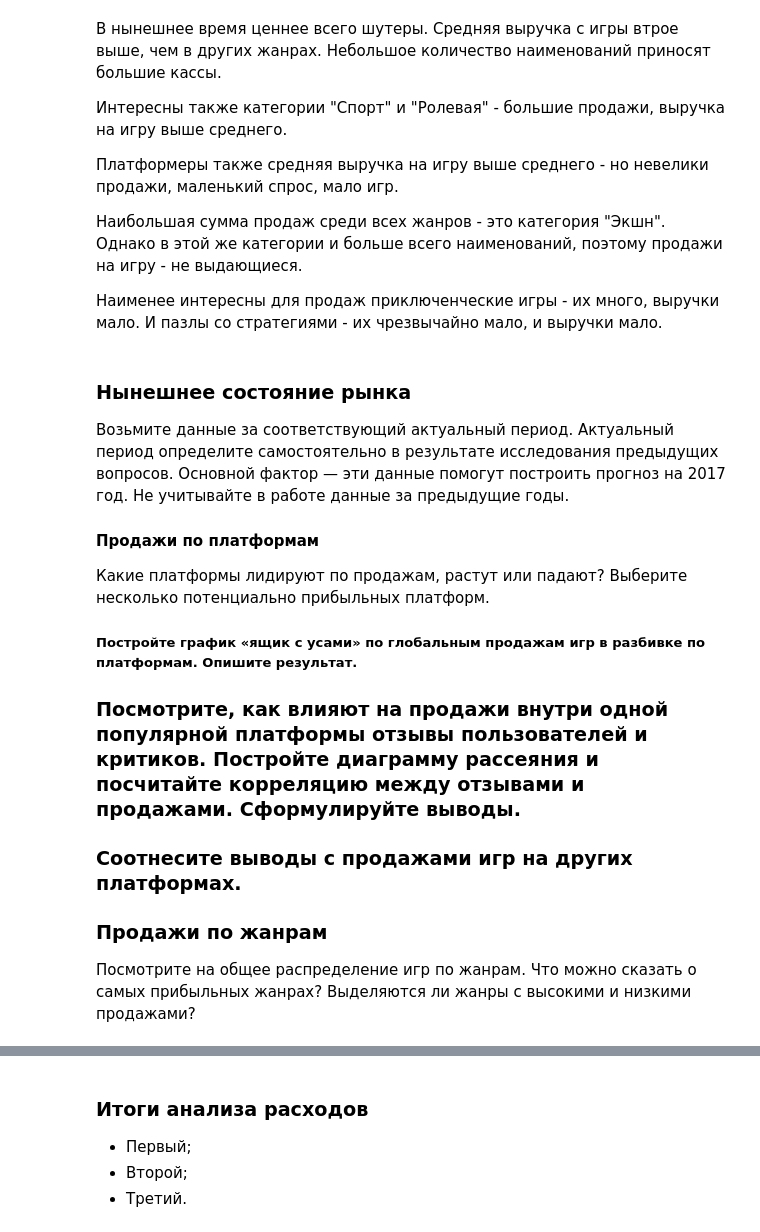
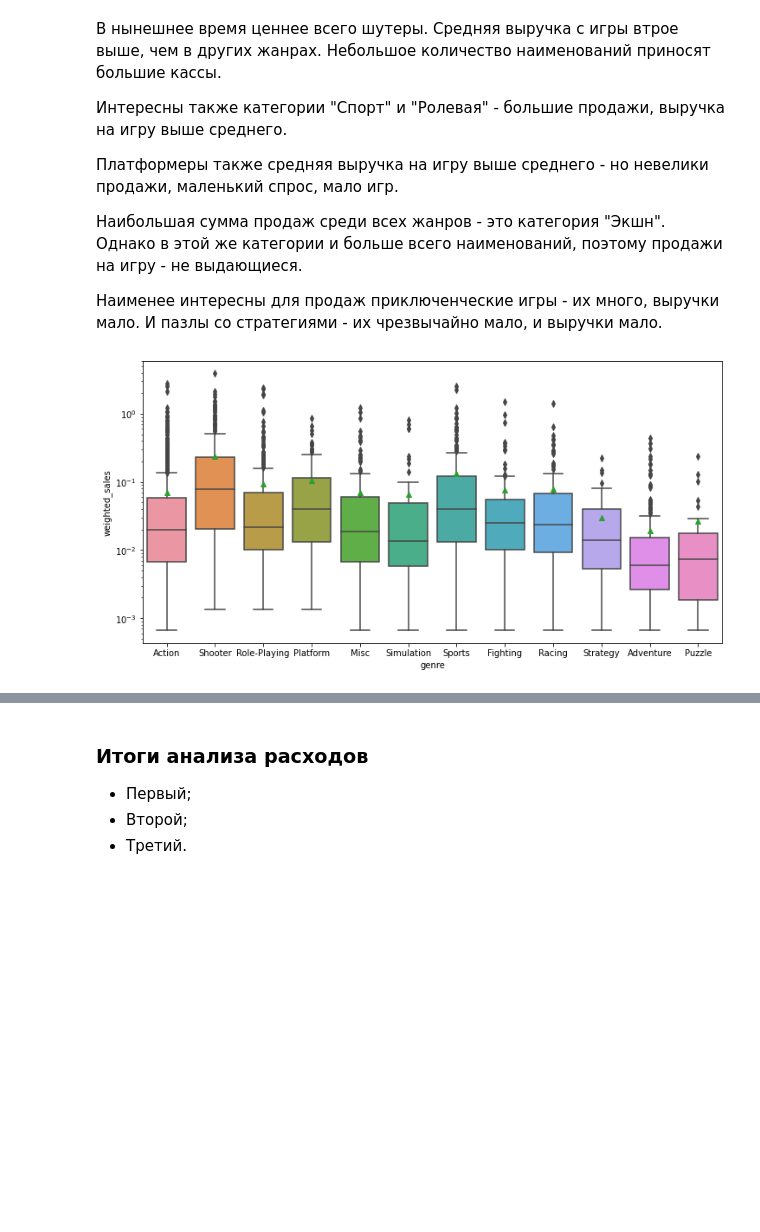
Before and after one commit to okeangel/da_portfolio, a Jupyter notebook: portfolio/week_10_combined/game_store_v1.ipynb, the cells around one changed output, grey strips where cells are left out. Cells and saved outputs as stored; diff of their text form; code cells hidden in the pictures; blank space fills up the shorter version.

```diff
--- a/portfolio/week_10_combined/game_store_v1.ipynb
+++ b/portfolio/week_10_combined/game_store_v1.ipynb
@@ -640,25 +646,10 @@ actual_sales_by_genre.sort_values('mean_revenue', ascending=False).plot.bar(
 Наибольшая сумма продаж среди всех жанров - это категория "Экшн". Однако в этой же категории и больше всего наименований, поэтому продажи на игру - не выдающиеся.
 
 Наименее интересны для продаж приключенческие игры - их много, выручки мало. И пазлы со стратегиями - их чрезвычайно мало, и выручки мало.
-# %% [markdown]
-
-
-
-
-### Нынешнее состояние рынка
-
-Возьмите данные за соответствующий актуальный период. Актуальный период определите самостоятельно в результате исследования предыдущих вопросов. Основной фактор — эти данные помогут построить прогноз на 2017 год. Не учитывайте в работе данные за предыдущие годы.
-
-#### Продажи по платформам
-
-Какие платформы лидируют по продажам, растут или падают? Выберите несколько потенциально прибыльных платформ.
-
-##### Постройте график «ящик с усами» по глобальным продажам игр в разбивке по платформам. Опишите результат.
-
-### Посмотрите, как влияют на продажи внутри одной популярной платформы отзывы пользователей и критиков. Постройте диаграмму рассеяния и посчитайте корреляцию между отзывами и продажами. Сформулируйте выводы.
-
-### Соотнесите выводы с продажами игр на других платформах.
-
-### Продажи по жанрам
-
-Посмотрите на общее распределение игр по жанрам. Что можно сказать о самых прибыльных жанрах? Выделяются ли жанры с высокими и низкими продажами?
+# %%
+plt.figure(figsize=FIGSIZE)
+sns.boxplot(
+    x='genre', y='weighted_sales', showmeans=True, data=actual_games
+).set_yscale("log"); plt.show()
+# %% [output]
+[figure, added]
```
Also changed, not shown: parts of 20 cells of this notebook.
